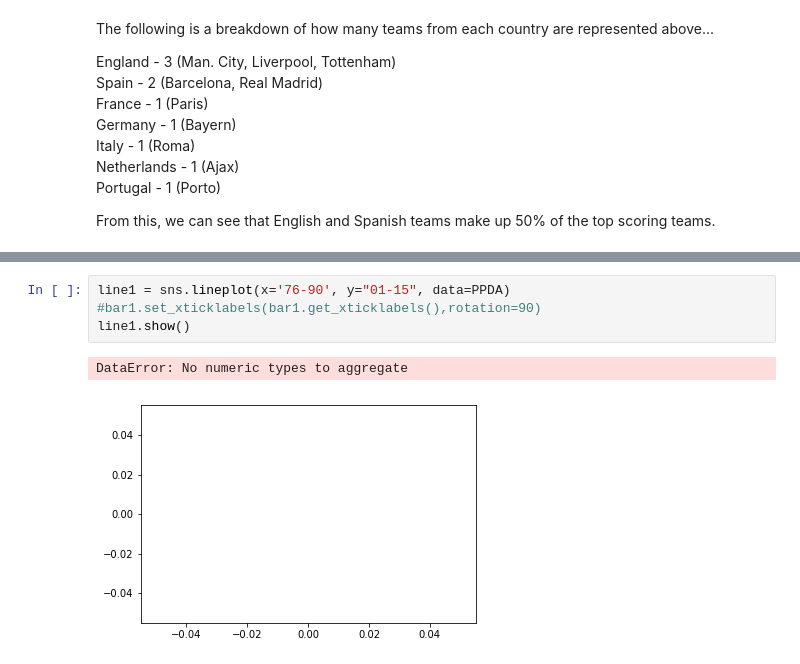
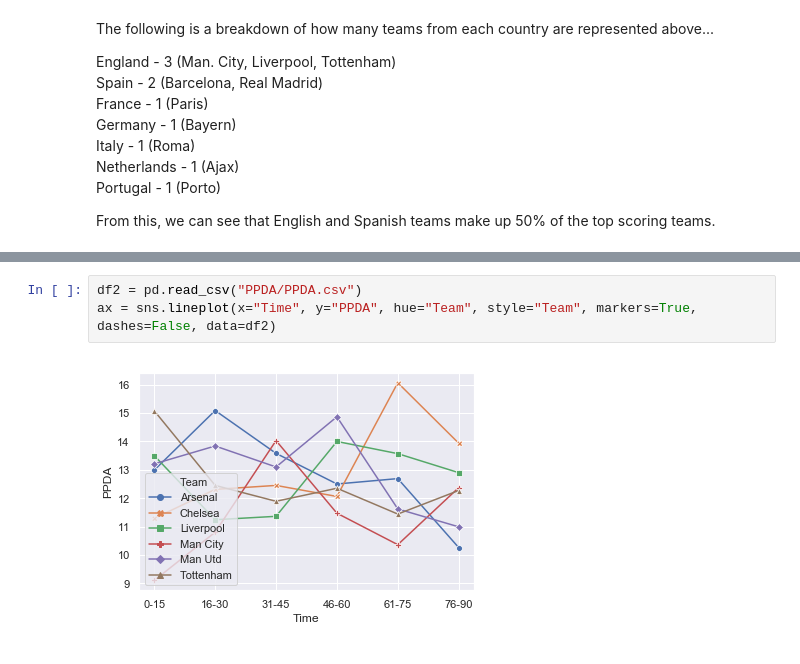
Before and after one commit to hchandra88/SoccerLeaguesAnalysis, a Jupyter notebook: Part2/UCL.ipynb, the cells around one changed output, grey strips where cells are left out. Drawn from its saved outputs; the diff is of its cells as text.

Commit message:
team PPDA

```diff
--- a/Part2/UCL.ipynb
+++ b/Part2/UCL.ipynb
@@ -85,7 +68,5 @@ print(PPDA)
-# %%
-line1 = sns.lineplot(x='76-90', y="01-15", data=PPDA)
-#bar1.set_xticklabels(bar1.get_xticklabels(),rotation=90)
-line1.show()
-# %% [output]
-DataError: No numeric types to aggregate
-[figure, removed]
+# %%
+df2 = pd.read_csv("PPDA/PPDA.csv")
+ax = sns.lineplot(x="Time", y="PPDA", hue="Team", style="Team", markers=True, dashes=False, data=df2)
+# %% [output]
+[figure, added]
```
Also changed, not shown: parts of 15 cells of this notebook.
